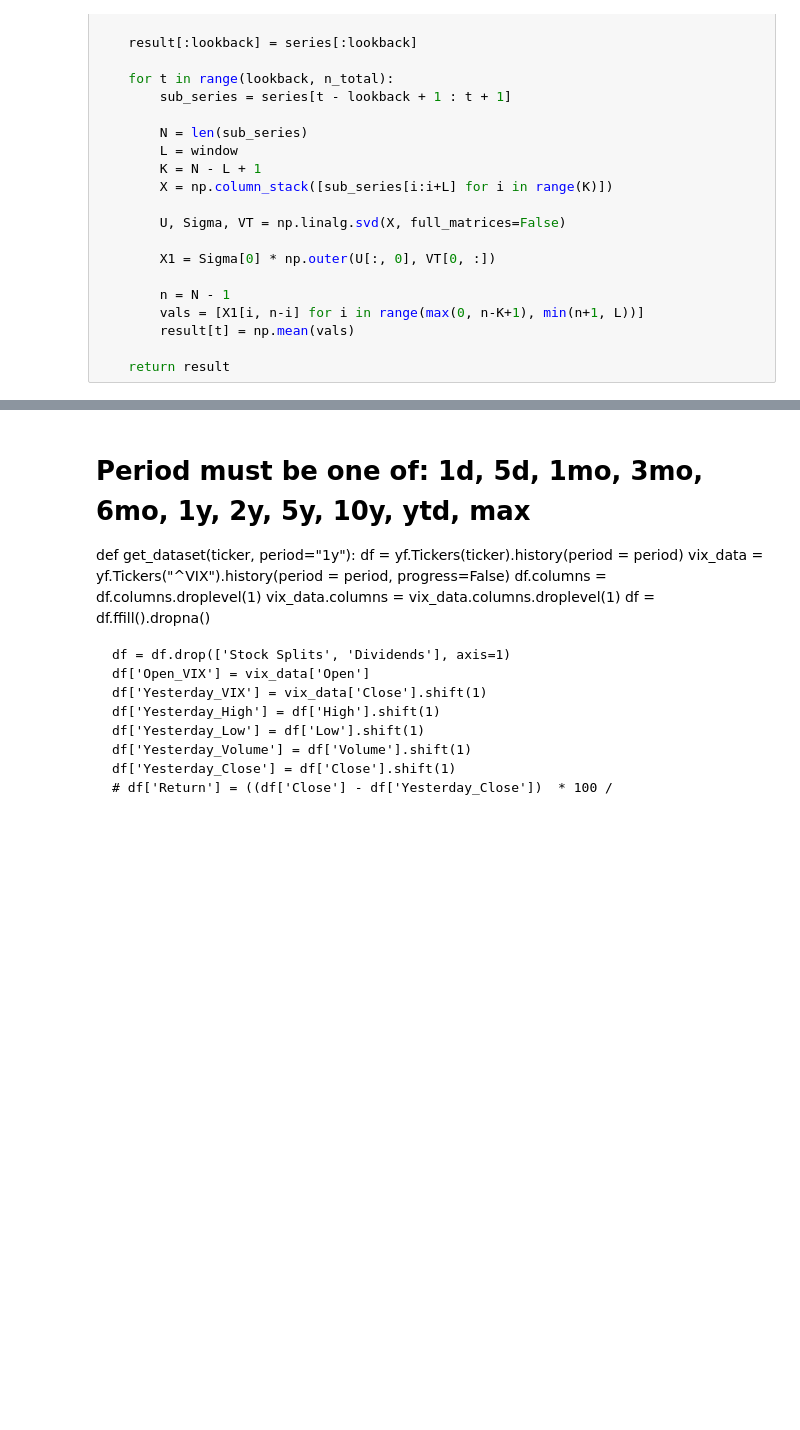
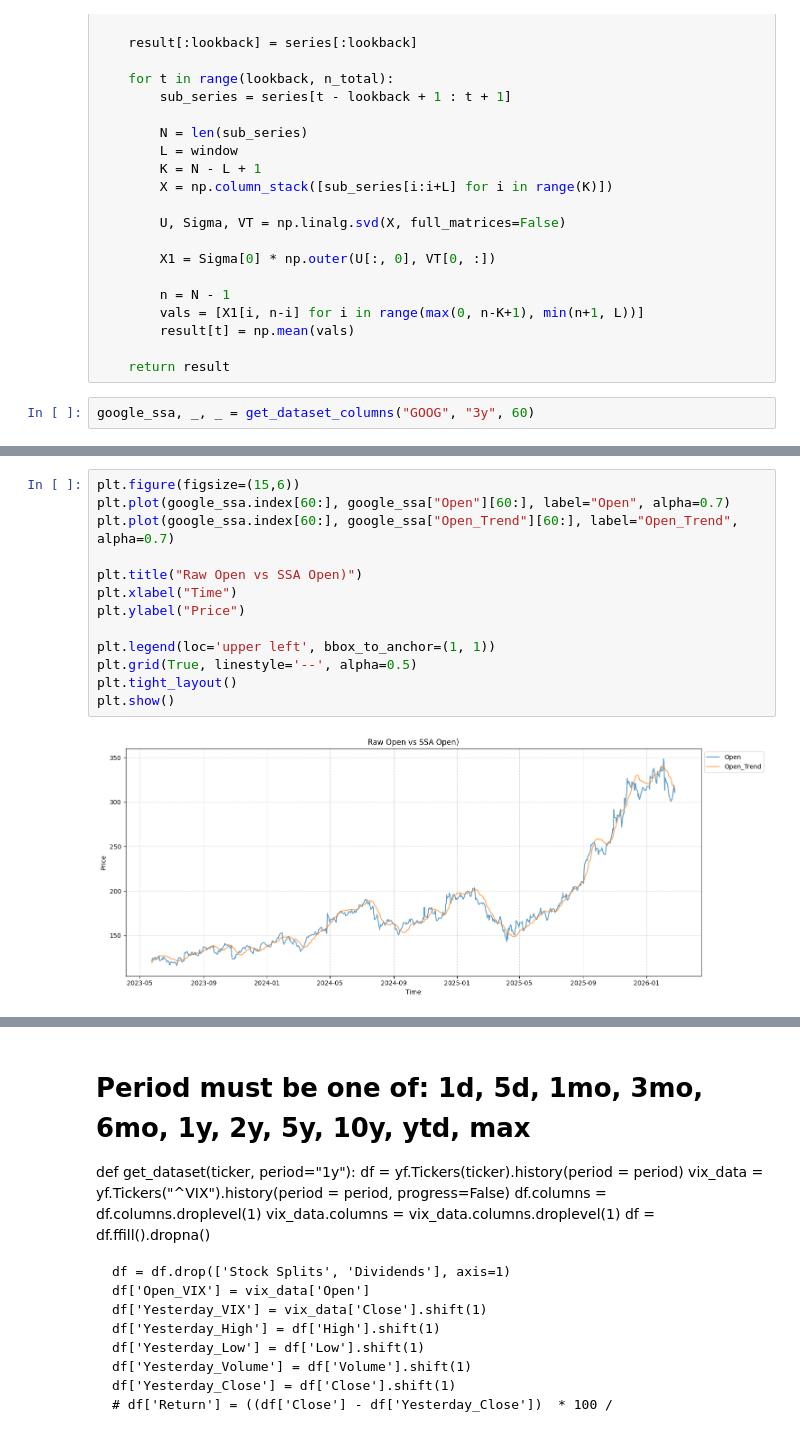
Before and after one commit to Juhyeong-Pang/MultimodalTradingAgent, a Jupyter notebook: stat_analysis.ipynb, the cells around one changed output, grey strips where cells are left out. Cells and saved outputs as stored; diff of their text form; blank space fills up the shorter version.

```diff
--- a/stat_analysis.ipynb
+++ b/stat_analysis.ipynb
@@ -90,3 +90,5 @@ def apply_ssa_trend(series, window = 15, lookback = 60):
         result[t] = np.mean(vals)
 
     return result
+# %%
+google_ssa, _, _ = get_dataset_columns("GOOG", "3y", 60)
@@ -93 +114,16 @@ def apply_ssa_trend(series, window = 15, lookback = 60):
+# %%
+plt.figure(figsize=(15,6))
+plt.plot(google_ssa.index[60:], google_ssa["Open"][60:], label="Open", alpha=0.7)
+plt.plot(google_ssa.index[60:], google_ssa["Open_Trend"][60:], label="Open_Trend", alpha=0.7)
+
+plt.title("Raw Open vs SSA Open)")
+plt.xlabel("Time")
+plt.ylabel("Price")
+
+plt.legend(loc='upper left', bbox_to_anchor=(1, 1))
+plt.grid(True, linestyle='--', alpha=0.5)
+plt.tight_layout()
+plt.show()
+# %% [output]
+[figure, added]
 # %%
```
Also changed, not shown: parts of 28 cells of this notebook, 6 other files.
